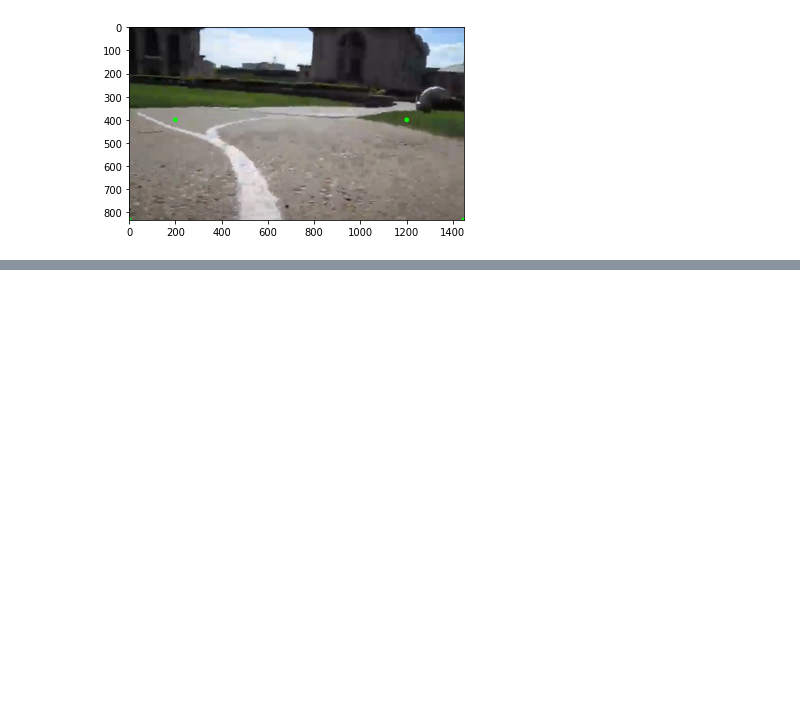
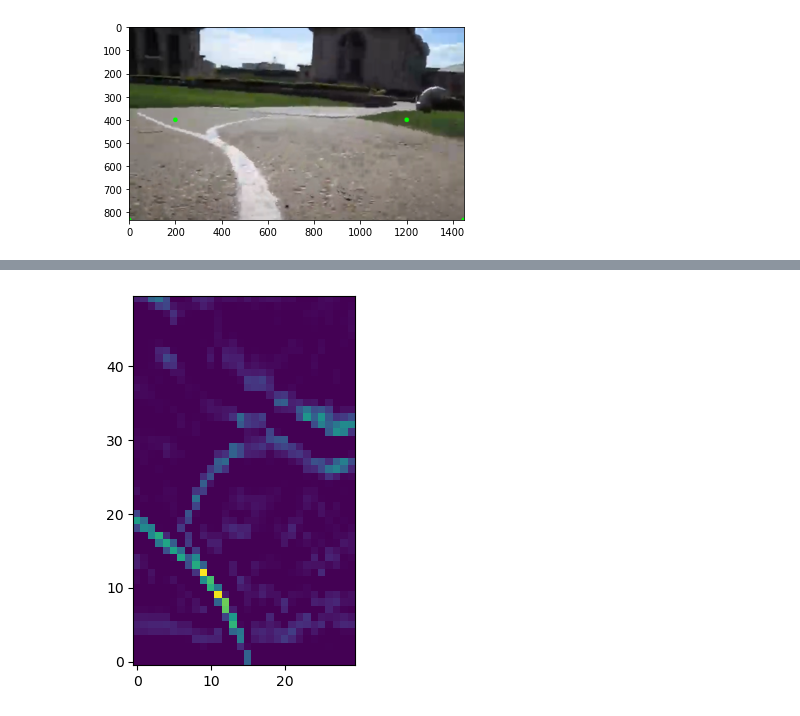
Before and after one commit to atomicapple0/mobots-2023, a Jupyter notebook: processing.ipynb, the cells around one changed output, grey strips where cells are left out. Drawn from its saved outputs; the diff is of its cells as text; code cells hidden in the pictures; blank space fills up the shorter version.

```diff
--- a/processing.ipynb
+++ b/processing.ipynb
@@ -81,0 +81,7 @@ plt.show()
+# %%
+tophat = np.array([-1, -1, 2, 2, -1, -1])
+conv = cv2.filter2D(src=resized, ddepth=-1, kernel=tophat)
+plt.imshow(conv, origin='lower')
+plt.show()
+# %% [output]
+[figure, added]
```
Also changed, not shown: parts of 13 cells of this notebook.
